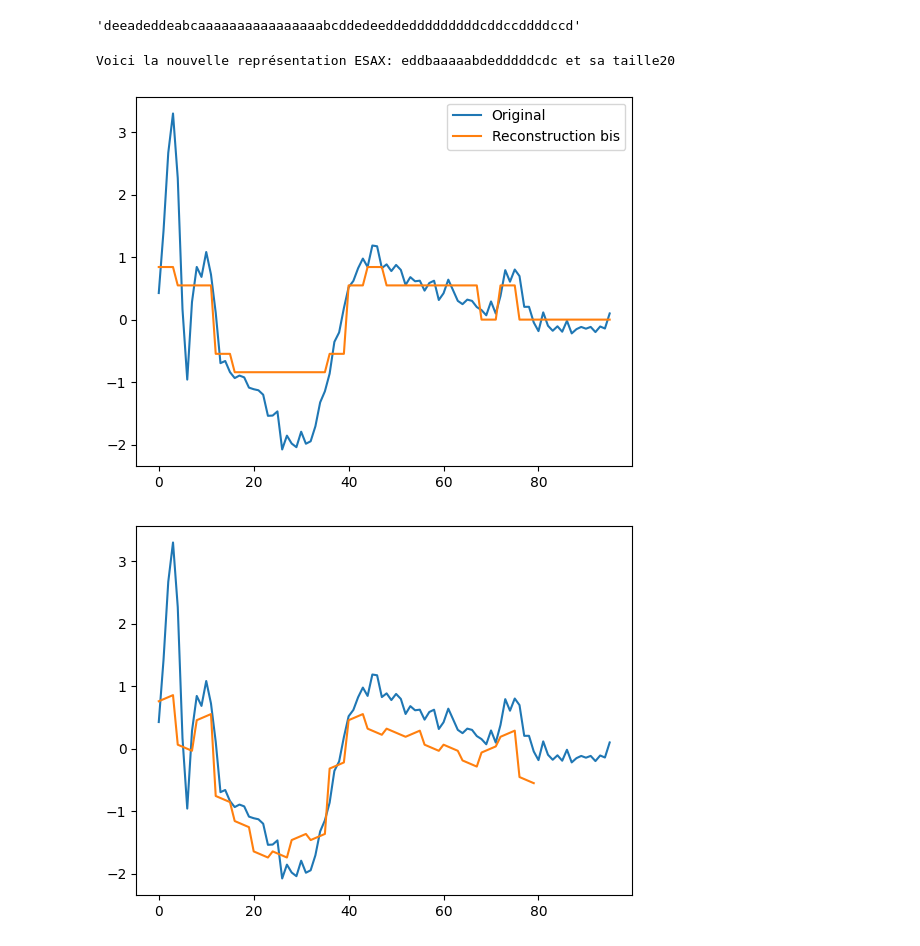
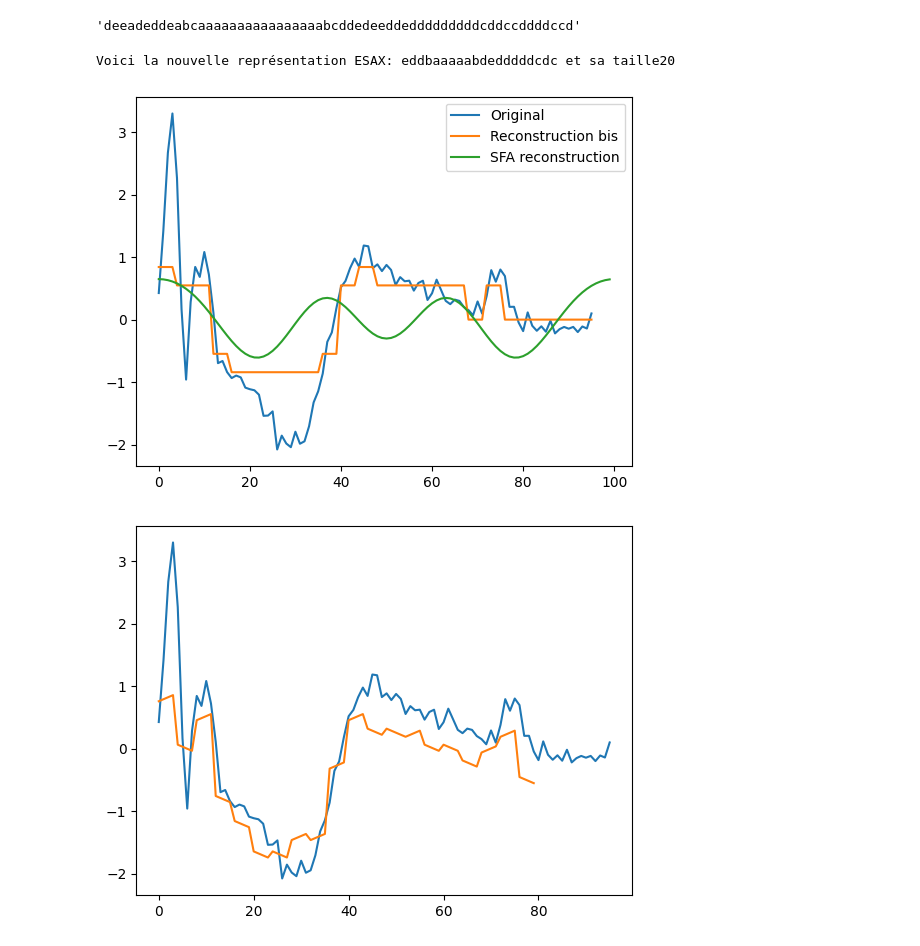
Before and after one commit to NailKhelifa/MVA_Times_Series_ML_Homeworks, a Jupyter notebook: Final_project/draft_tom.ipynb, the cells around one changed output. Cells and saved outputs as stored; diff of their text form; code cells hidden in the pictures.

```diff
--- a/Final_project/draft_tom.ipynb
+++ b/Final_project/draft_tom.ipynb
@@ -114,6 +134,14 @@ Accuracy:0.83
 # %%
 scaled_x_test = std_scaler(x_test)
 sax_trans = SAX_transform(scaled_x_test.iloc[0], 20, 5)
+
+sfa = SFA(scaled_x_test, 5, 4)
+
+sfa.symbolize_SFA()
+
+X_SFA = sfa.symbolic_data
+
+
 D_sax_rep = sax_trans.transf_1d_sax(8, 8)
 D_sax_rep
 
@@ -124,15 +152,16 @@ esax_rep
 # %%
 reconstruction = sax_trans.reconstruction_from_sax(esax_rep)
 reconstruction_bis = sax_trans.reconstruction_from_sax(esax_rep, option='esax')
 
 plt.plot(scaled_x_test.iloc[0], label='Original')
 #plt.plot(reconstruction, label='Reconstruction')
 plt.plot(reconstruction_bis, label='Reconstruction bis')
+plt.plot(sfa.reconstruct_series(X_SFA[0]), label='SFA reconstruction')
 plt.legend()
 plt.show()
 # %% [output]
 Voici la nouvelle représentation ESAX: eddbaaaaabdedddddcdc et sa taille20
-[figure, old version]
+[figure, new version]
 # %%
 reconstructed_serie = sax_trans.reconstruct_from_1d_sax(D_sax_rep, 20, 5)
 
```
Also changed, not shown: parts of 7 cells of this notebook, 2 other files.
